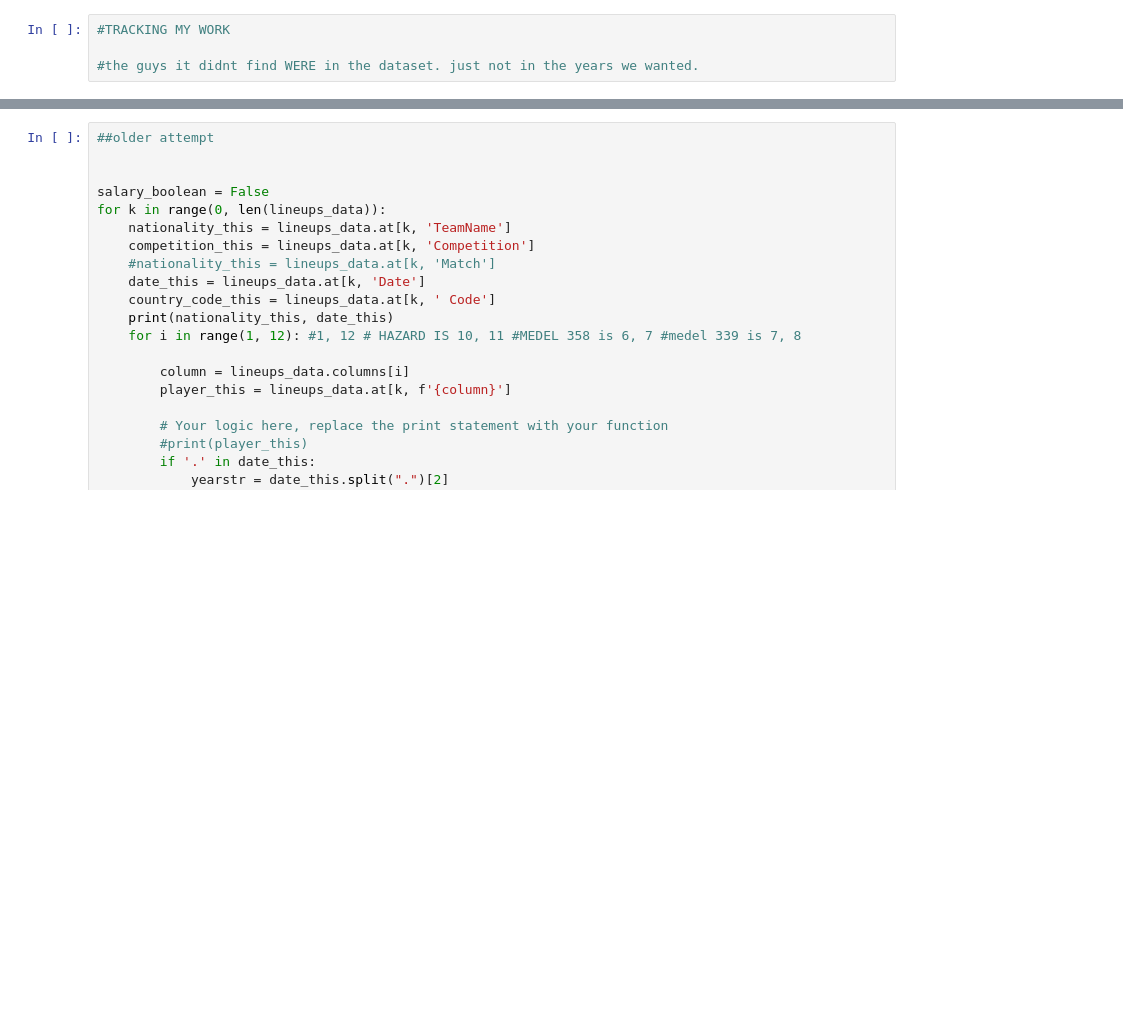
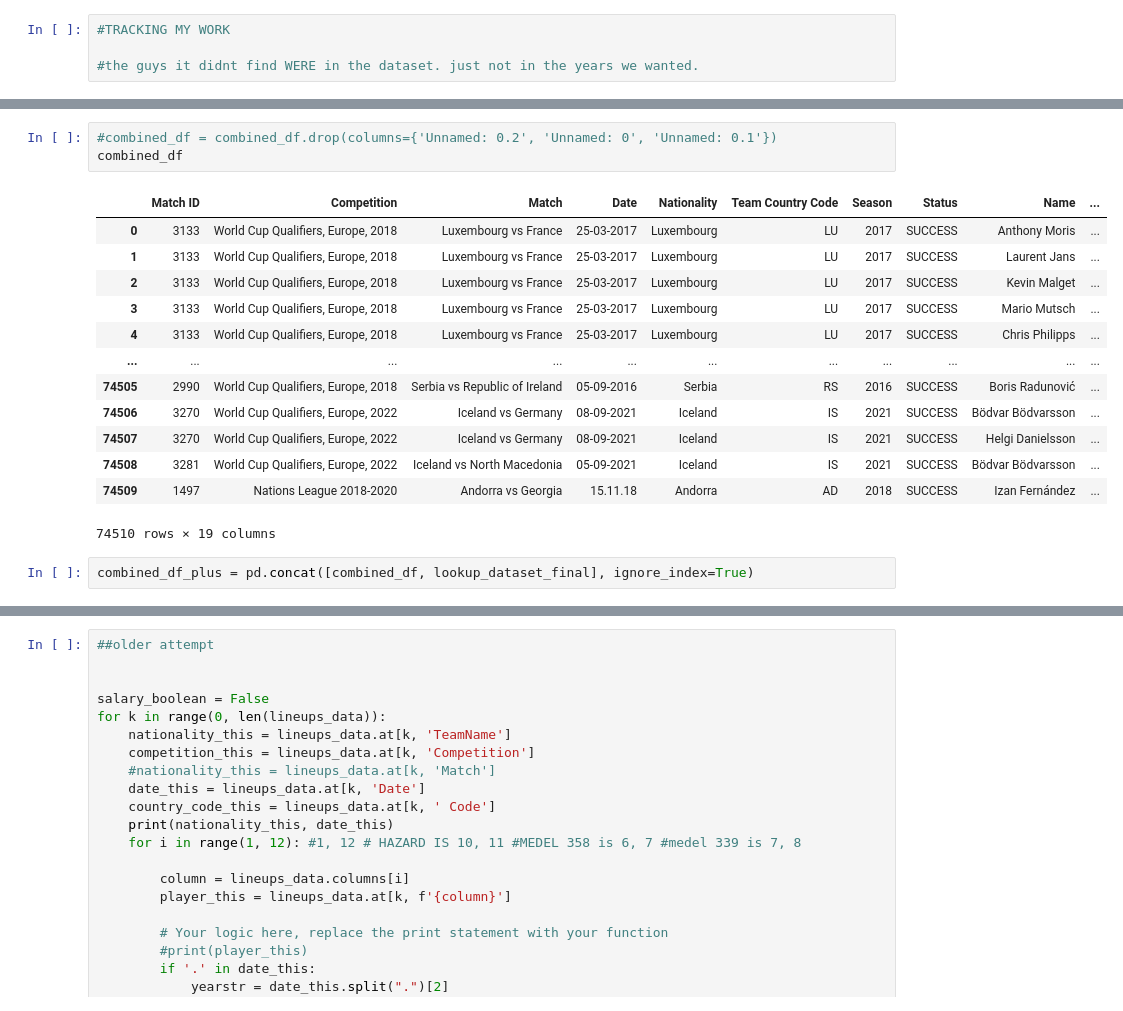
Before and after one commit to finnlsmith/footy_project_market_value_rankings, a Jupyter notebook: create_dataset_1/concacaf_conmebol.ipynb, the cells around one changed output, grey strips where cells are left out. Saved outputs shown, nothing was run; the diff lists cells and outputs as text; blank space fills up the shorter version.

Commit message:
added new combined df

```diff
--- a/create_dataset_1/concacaf_conmebol.ipynb
+++ b/create_dataset_1/concacaf_conmebol.ipynb
@@ -1070,0 +1136,19 @@ Name: count, dtype: int64
+# %%
+#combined_df = combined_df.drop(columns={'Unnamed: 0.2', 'Unnamed: 0', 'Unnamed: 0.1'})
+combined_df
+# %% [output]
+|  | Match ID | Competition | Match | Date | Nationality | Team Country Code | Season | Status | Name | ... |
+| 0 | 3133 | World Cup Qualifiers, Europe, 2018 | Luxembourg vs France | 25-03-2017 | Luxembourg | LU | 2017 | SUCCESS | Anthony Moris | ... |
+| 1 | 3133 | World Cup Qualifiers, Europe, 2018 | Luxembourg vs France | 25-03-2017 | Luxembourg | LU | 2017 | SUCCESS | Laurent Jans | ... |
+| 2 | 3133 | World Cup Qualifiers, Europe, 2018 | Luxembourg vs France | 25-03-2017 | Luxembourg | LU | 2017 | SUCCESS | Kevin Malget | ... |
+| 3 | 3133 | World Cup Qualifiers, Europe, 2018 | Luxembourg vs France | 25-03-2017 | Luxembourg | LU | 2017 | SUCCESS | Mario Mutsch | ... |
+| 4 | 3133 | World Cup Qualifiers, Europe, 2018 | Luxembourg vs France | 25-03-2017 | Luxembourg | LU | 2017 | SUCCESS | Chris Philipps | ... |
+| ... | ... | ... | ... | ... | ... | ... | ... | ... | ... | ... |
+| 74505 | 2990 | World Cup Qualifiers, Europe, 2018 | Serbia vs Republic of Ireland | 05-09-2016 | Serbia | RS | 2016 | SUCCESS | Boris Radunović | ... |
+| 74506 | 3270 | World Cup Qualifiers, Europe, 2022 | Iceland vs Germany | 08-09-2021 | Iceland | IS | 2021 | SUCCESS | Bödvar Bödvarsson | ... |
+| 74507 | 3270 | World Cup Qualifiers, Europe, 2022 | Iceland vs Germany | 08-09-2021 | Iceland | IS | 2021 | SUCCESS | Helgi Danielsson | ... |
+| 74508 | 3281 | World Cup Qualifiers, Europe, 2022 | Iceland vs North Macedonia | 05-09-2021 | Iceland | IS | 2021 | SUCCESS | Bödvar Bödvarsson | ... |
+| 74509 | 1497 | Nations League 2018-2020 | Andorra vs Georgia | 15.11.18 | Andorra | AD | 2018 | SUCCESS | Izan Fernández | ... |
+74510 rows × 19 columns
+# %%
+combined_df_plus = pd.concat([combined_df, lookup_dataset_final], ignore_index=True)
```
Also changed, not shown: parts of 11 cells of this notebook, 1 other file.
